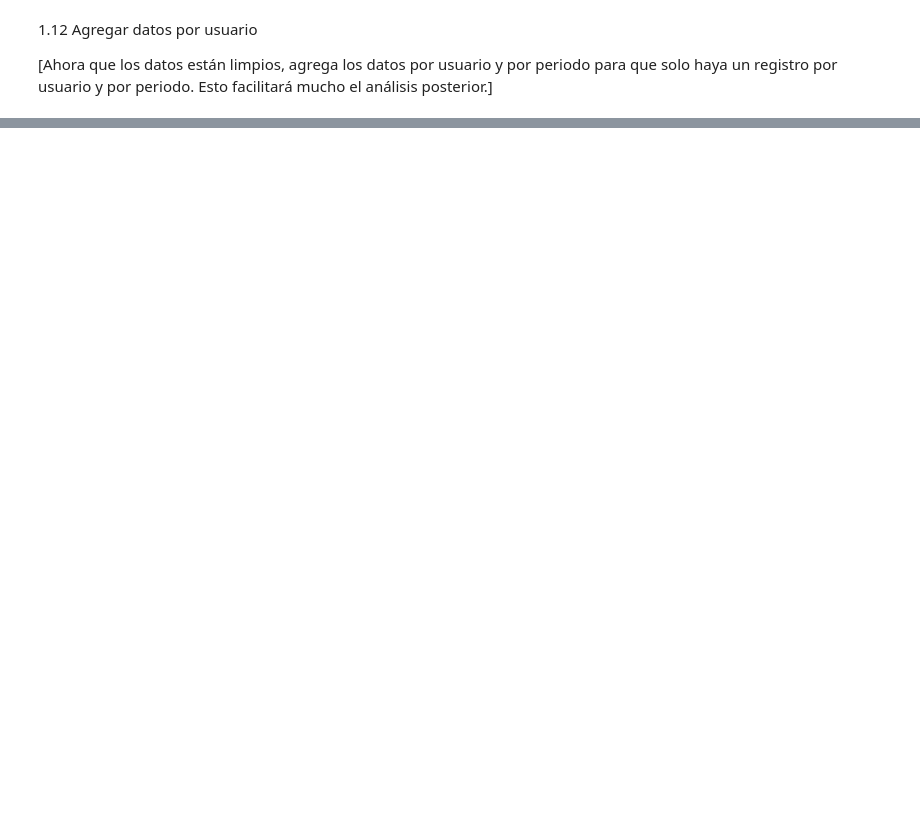
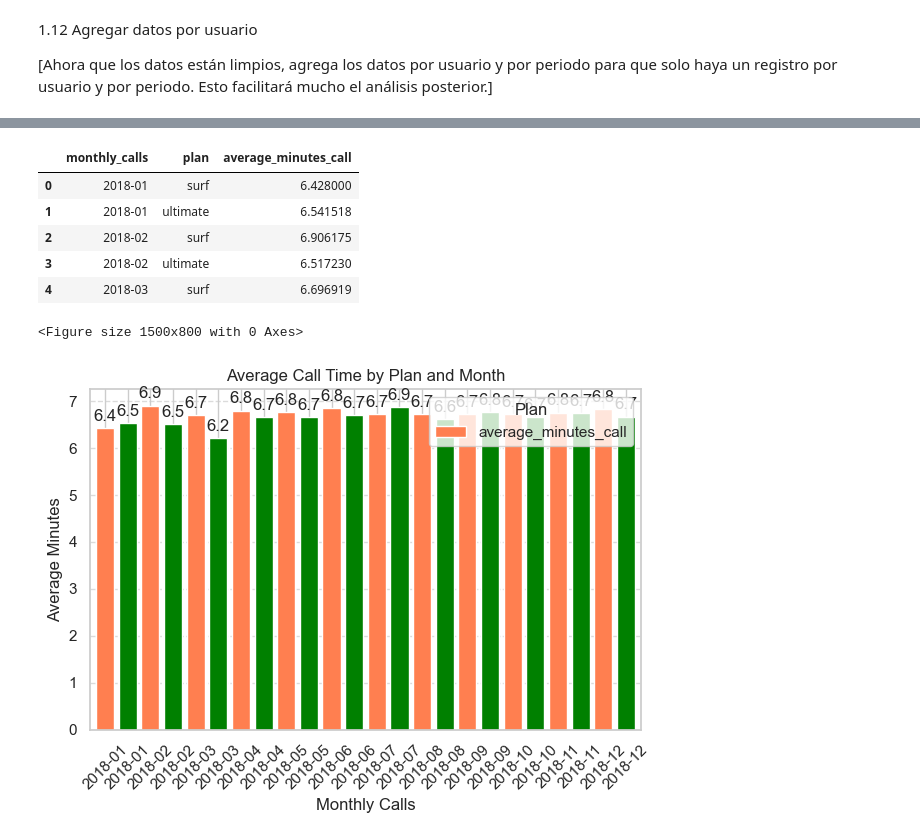
Before and after one commit to jovanespinosa108/DS-project-5, a Jupyter notebook: project_sprint_5.ipynb, the cells around one changed output, grey strips where cells are left out. Cells and saved outputs as stored; diff of their text form; code cells hidden in the pictures; blank space fills up the shorter version.

```diff
--- a/project_sprint_5.ipynb
+++ b/project_sprint_5.ipynb
@@ -609,5 +631,13 @@ Llamadas por usario
 # %%
 # Calcula la cantidad de minutos usados por cada usuario al mes. Guarda el resultado.
-minutes_call_per_user = calls_df.groupby('user_id')['call_duration'].count().reset_index()
-print(minutes_call_per_user)
+
+# redondeo de cada llamada
+calls_df['call_duration_rounded'] = calls_df['call_duration'].apply(mt.ceil)
+
+# Agrupar por usuario y mes
+minutes_per_user_monthly = calls_df.groupby(['user_id', 'month'])['call_duration_rounded'].sum().reset_index()
+minutes_per_user_monthly = minutes_per_user_monthly.rename(columns={'call_duration_rounded': 'total_minutes'})
+
+print('\nMinutos redondeados por usuario al mes')
+display(minutes_per_user_monthly.head())
 # %% [output]
@@ -665,0 +820,55 @@ print(mb_per_user)
+# %%
+# Compara la duración promedio de llamadas por cada plan y por cada mes. Traza un gráfico de barras para visualizarla.
+# Extraer los datos de llamadas por mes
+calls_df['monthly_calls'] = calls_df['call_date'].dt.to_period('M')
+#print(calls_df['monthly_calls'])
+
+# Fusionar users_df con calls_df para obtener cada plan
+calls_by_plans = calls_df.merge(users_df[['user_id', 'plan']], on='user_id', how='left')
+#print(calls_by_plans)
+
+# Calcular el promedio por mes y plan
+average_call_duration = calls_by_plans.groupby(['monthly_calls', 'plan'])['call_duration'].mean().reset_index()
+
+# Rename call_duration columns since now contains the average info of the calls
+average_call_duration = average_call_duration.rename(columns={'call_duration': 'average_minutes_call'})
+
+average_call_duration.pivot_table(
+    index='monthly_calls',
+    columns='plan',
+    values='average_minutes_call'
+    ).reset_index()
+
+display(average_call_duration.head())
+
+plt.figure(figsize=(15,8))
+
+ax = average_call_duration.plot(
+    x='monthly_calls',
+    y='average_minutes_call',
+    kind='bar',
+    title='Average Call Time by Plan and Month',
+    xlabel='Monthly Calls',
+    ylabel='Average Minutes',
+    color=['coral','green'],
+    width=0.8
+)
+
+plt.legend(title='Plan', loc='upper right')
+plt.grid(axis='y', linestyle='--', alpha=(0.7))
+plt.xticks(rotation=45)
+
+for p in ax.containers:
+    ax.bar_label(p, fmt='%.1f', label_type='edge', padding=3)
+
+plt.tight_layout()
+plt.show()
+# %% [output]
+|  | monthly_calls | plan | average_minutes_call |
+| 0 | 2018-01 | surf | 6.428000 |
+| 1 | 2018-01 | ultimate | 6.541518 |
+| 2 | 2018-02 | surf | 6.906175 |
+| 3 | 2018-02 | ultimate | 6.517230 |
+| 4 | 2018-03 | surf | 6.696919 |
+<Figure size 1500x800 with 0 Axes>
+[figure, added]
```
Also changed, not shown: parts of 48 cells of this notebook.
